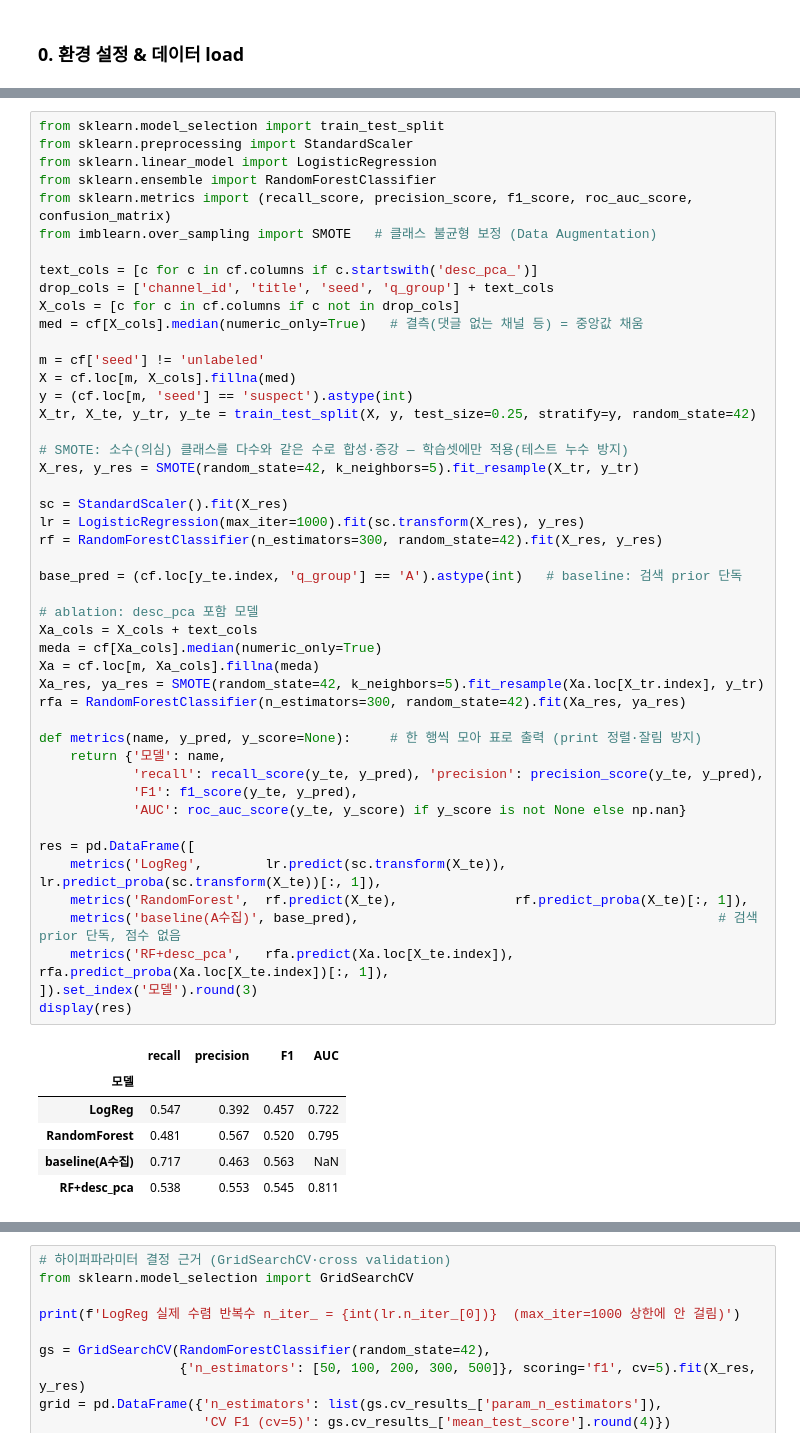
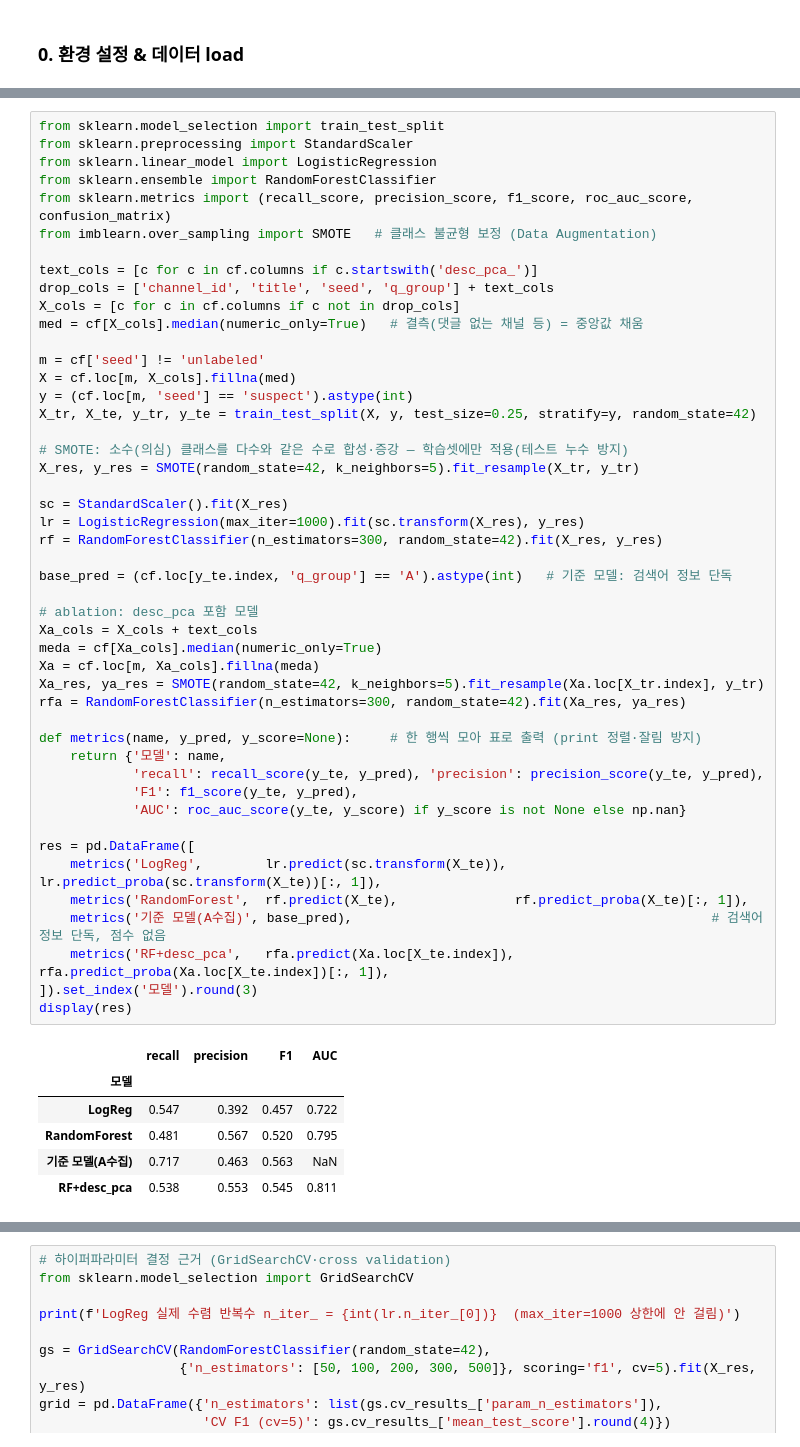
Before and after one commit to songyaeji/StockGuard_for_YouTube, a Jupyter notebook: notebooks/modeling.ipynb, the cells around one changed output, grey strips where cells are left out. Cells and saved outputs as stored; diff of their text form.

```diff
--- a/notebooks/modeling.ipynb
+++ b/notebooks/modeling.ipynb
@@ -210,36 +210,36 @@ X_res, y_res = SMOTE(random_state=42, k_neighbors=5).fit_resample(X_tr, y_tr)
 
 sc = StandardScaler().fit(X_res)
 lr = LogisticRegression(max_iter=1000).fit(sc.transform(X_res), y_res)
 rf = RandomForestClassifier(n_estimators=300, random_state=42).fit(X_res, y_res)
 
-base_pred = (cf.loc[y_te.index, 'q_group'] == 'A').astype(int)   # baseline: 검색 prior 단독
+base_pred = (cf.loc[y_te.index, 'q_group'] == 'A').astype(int)   # 기준 모델: 검색어 정보 단독
 
 # ablation: desc_pca 포함 모델
 Xa_cols = X_cols + text_cols
 meda = cf[Xa_cols].median(numeric_only=True)
 Xa = cf.loc[m, Xa_cols].fillna(meda)
 Xa_res, ya_res = SMOTE(random_state=42, k_neighbors=5).fit_resample(Xa.loc[X_tr.index], y_tr)
 rfa = RandomForestClassifier(n_estimators=300, random_state=42).fit(Xa_res, ya_res)
 
 def metrics(name, y_pred, y_score=None):     # 한 행씩 모아 표로 출력 (print 정렬·잘림 방지)
     return {'모델': name,
             'recall': recall_score(y_te, y_pred), 'precision': precision_score(y_te, y_pred),
             'F1': f1_score(y_te, y_pred),
             'AUC': roc_auc_score(y_te, y_score) if y_score is not None else np.nan}
 
 res = pd.DataFrame([
     metrics('LogReg',        lr.predict(sc.transform(X_te)), lr.predict_proba(sc.transform(X_te))[:, 1]),
     metrics('RandomForest',  rf.predict(X_te),               rf.predict_proba(X_te)[:, 1]),
-    metrics('baseline(A수집)', base_pred),                                              # 검색 prior 단독, 점수 없음
+    metrics('기준 모델(A수집)', base_pred),                                              # 검색어 정보 단독, 점수 없음
     metrics('RF+desc_pca',   rfa.predict(Xa.loc[X_te.index]), rfa.predict_proba(Xa.loc[X_te.index])[:, 1]),
 ]).set_index('모델').round(3)
 display(res)
 # %% [output]
 |  | recall | precision | F1 | AUC |
 | 모델 |  |  |  |  |
 | LogReg | 0.547 | 0.392 | 0.457 | 0.722 |
 | RandomForest | 0.481 | 0.567 | 0.520 | 0.795 |
-| baseline(A수집) | 0.717 | 0.463 | 0.563 | NaN |
+| 기준 모델(A수집) | 0.717 | 0.463 | 0.563 | NaN |
 | RF+desc_pca | 0.538 | 0.553 | 0.545 | 0.811 |
 # %%
 # H1 RandomForest confusion matrix (test) — 그림은 출력과 겹치지 않게 별도 셀
```
Also changed, not shown: parts of 15 cells of this notebook, 2 other files.
